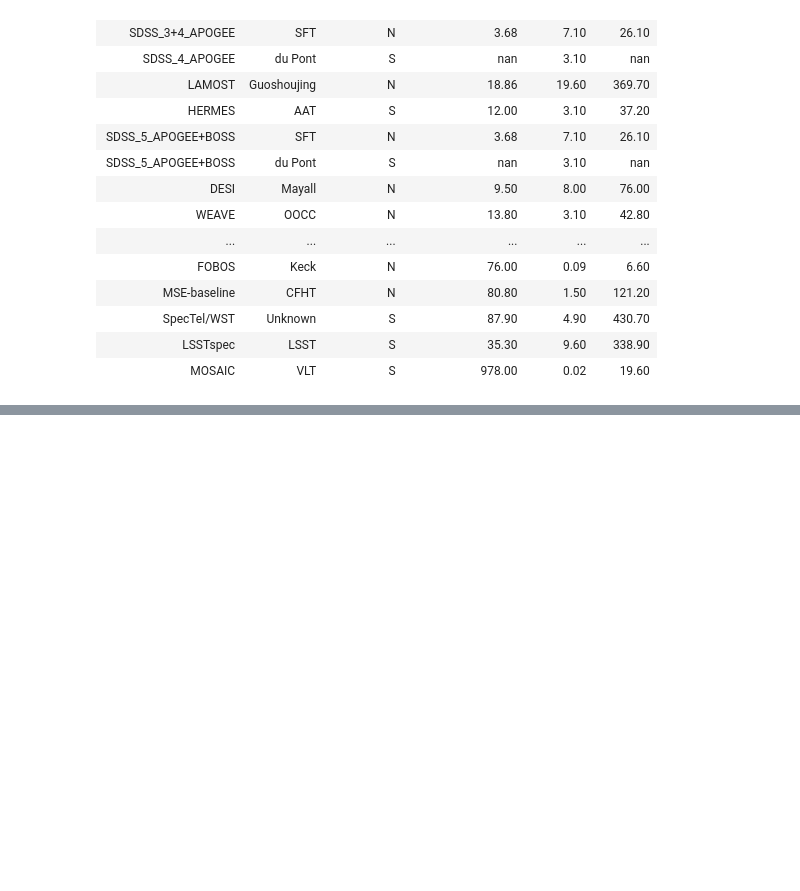
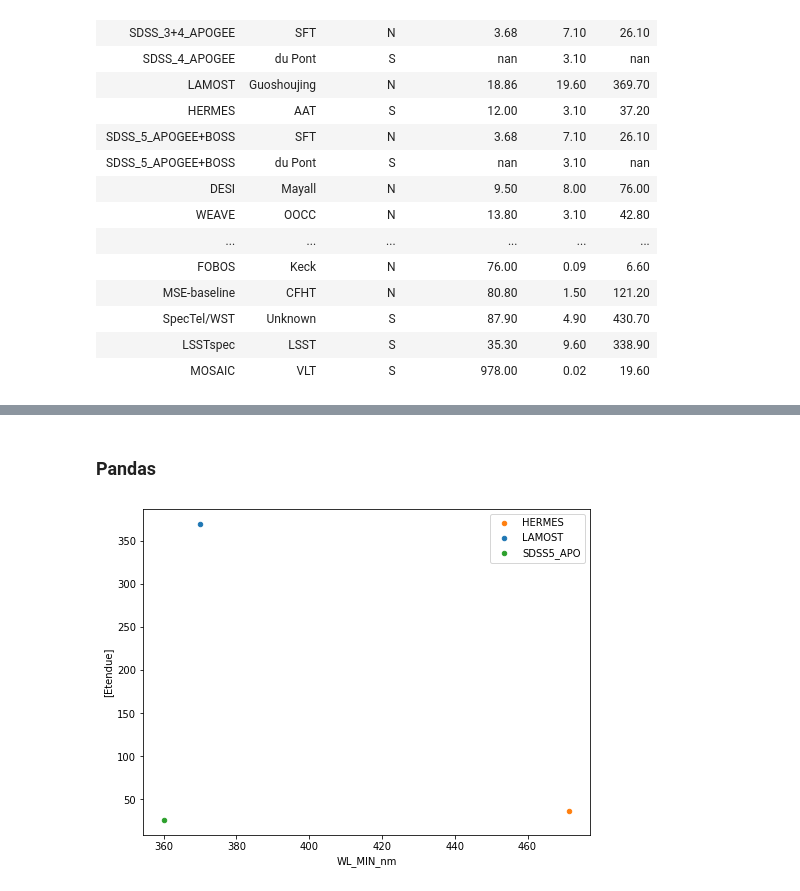
Before and after one commit to jsobeck/MOS_Surveys_Overview, a Jupyter notebook: MOS_Surveys_Overview_Visualizations.ipynb, the cells around one changed output, grey strips where cells are left out. Cells and saved outputs as stored; diff of their text form; code cells hidden in the pictures; blank space fills up the shorter version.

```diff
--- a/MOS_Surveys_Overview_Visualizations.ipynb
+++ b/MOS_Surveys_Overview_Visualizations.ipynb
@@ -130,0 +188,12 @@ KeyError: 'Etendue'
+# %% [markdown]
+### Pandas
+# %%
+fig, ax = plt.subplots(figsize=(8, 6))
+
+grouped = combined_table.groupby('Instr_short')
+colors = {'LAMOST':'tab:blue', 'HERMES':'tab:orange', 'SDSS5_APO':'tab:green'}
+for key, group in grouped:
+    group.plot(ax=ax, kind='scatter', x='WL_MIN_nm', y=['Etendue'], label=key, color=colors[key])
+plt.show()
+# %% [output]
+[figure, added]
```
Also changed, not shown: parts of 17 cells of this notebook.
